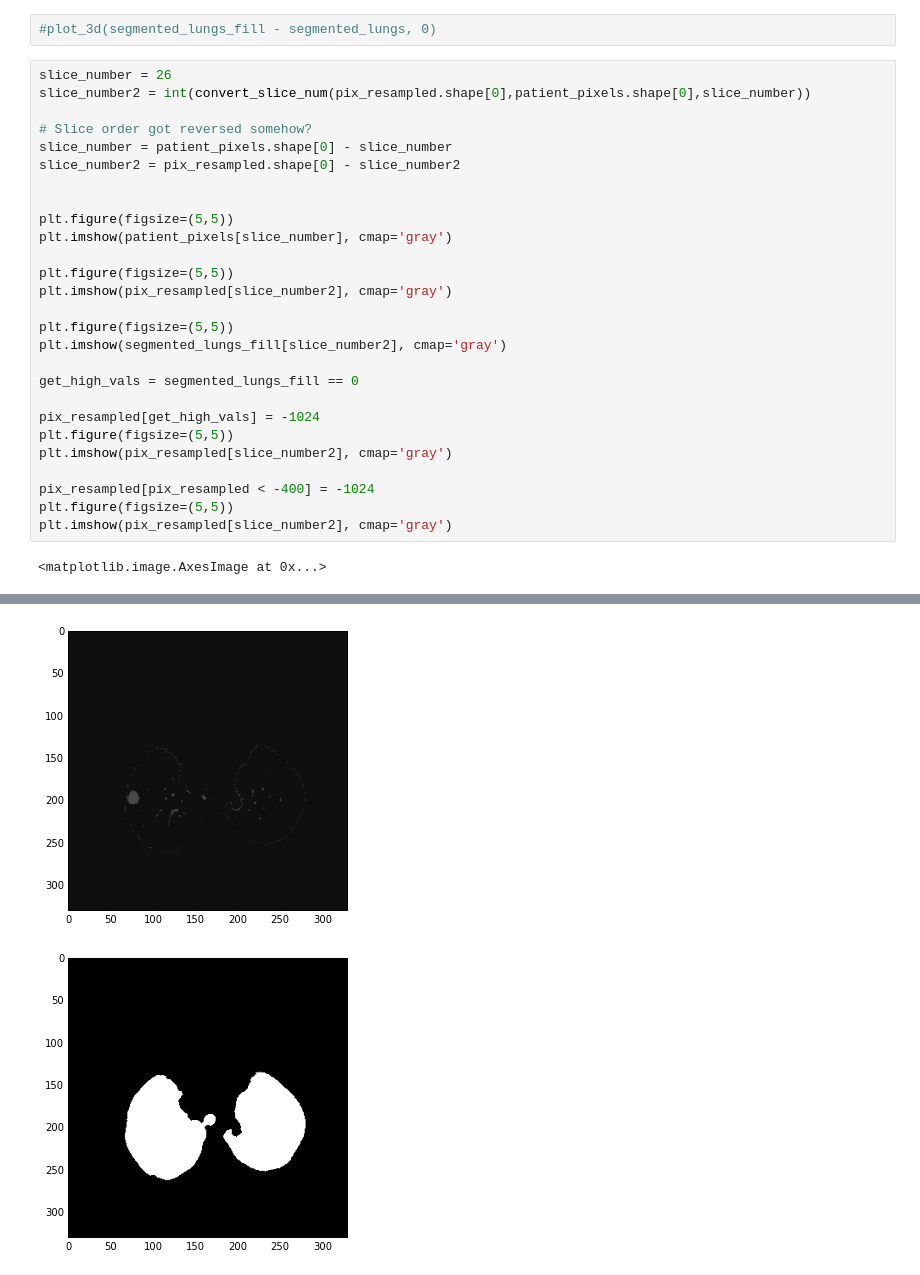
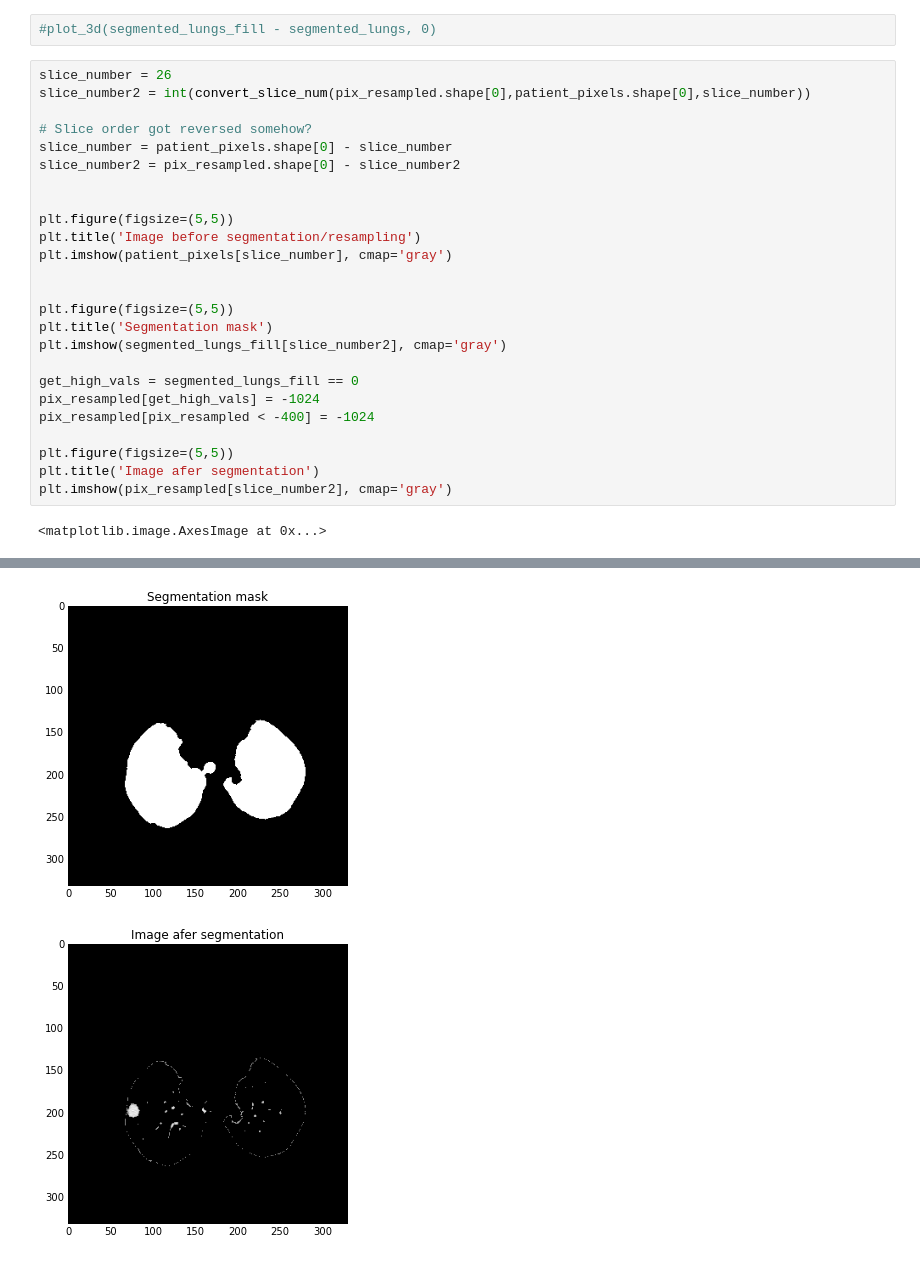
Before and after one commit to Cjeschke91/lungCancer, a Jupyter notebook: lungCancer_HUpixels.ipynb, the cells around one changed output, grey strips where cells are left out. Saved outputs shown, nothing was run; the diff lists cells and outputs as text.

```diff
--- a/lungCancer_HUpixels.ipynb
+++ b/lungCancer_HUpixels.ipynb
@@ -273,22 +278,20 @@ slice_number2 = pix_resampled.shape[0] - slice_number2
 
 
 plt.figure(figsize=(5,5))
+plt.title('Image before segmentation/resampling')
 plt.imshow(patient_pixels[slice_number], cmap='gray')
 
-plt.figure(figsize=(5,5))
-plt.imshow(pix_resampled[slice_number2], cmap='gray')
 
 plt.figure(figsize=(5,5))
+plt.title('Segmentation mask')
 plt.imshow(segmented_lungs_fill[slice_number2], cmap='gray')
 
 get_high_vals = segmented_lungs_fill == 0
+pix_resampled[get_high_vals] = -1024
+pix_resampled[pix_resampled < -400] = -1024
 
-pix_resampled[get_high_vals] = -1024
 plt.figure(figsize=(5,5))
+plt.title('Image afer segmentation')
 plt.imshow(pix_resampled[slice_number2], cmap='gray')
-
-pix_resampled[pix_resampled < -400] = -1024
-plt.figure(figsize=(5,5))
-plt.imshow(pix_resampled[slice_number2], cmap='gray')
 # %% [output]
 <matplotlib.image.AxesImage at 0x...>
@@ -296,2 +299,2 @@ plt.imshow(pix_resampled[slice_number2], cmap='gray')
-[figure, old version]
+[figure, new version]
-[figure, old version]
+[figure, new version]
```
Also changed, not shown: parts of 15 cells of this notebook.
